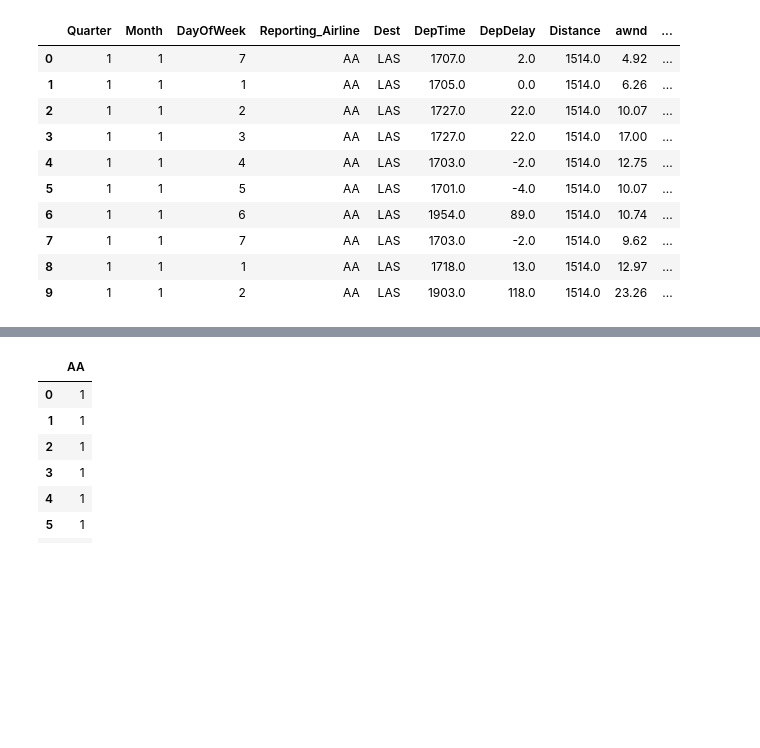
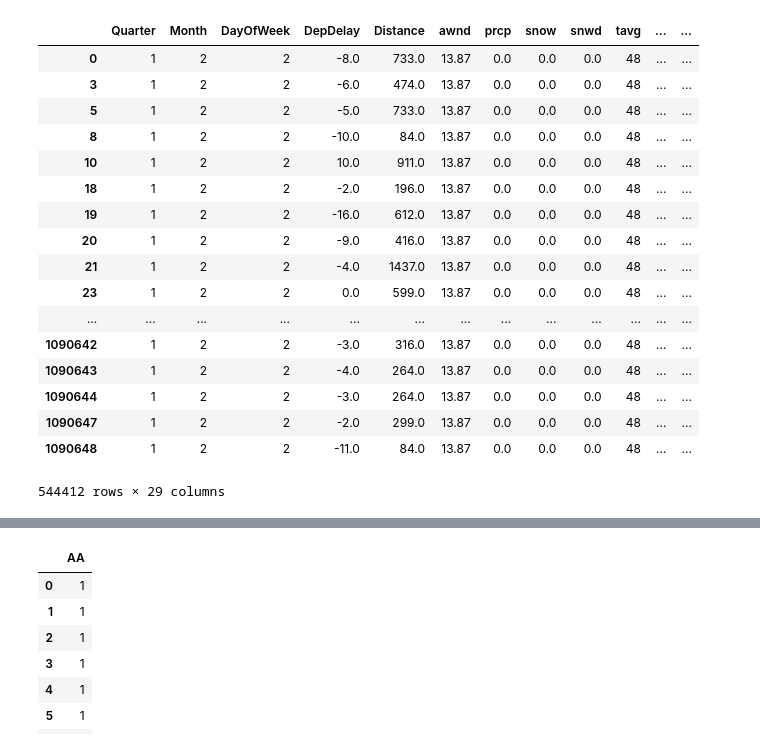
Before and after one commit to ChicagoDev/Flight-Delay-Classification, a Jupyter notebook: notebooks/Encapsulate Model Code.ipynb, the cells around one changed output, grey strips where cells are left out. Drawn from its saved outputs; the diff is of its cells as text; code cells hidden in the pictures; blank space fills up the shorter version.

Commit message:
Updated code that creates dataframe for the model

```diff
--- a/notebooks/Encapsulate Model Code.ipynb
+++ b/notebooks/Encapsulate Model Code.ipynb
@@ -1,30 +1,37 @@
 # %%
 import os
 import sys
 module_path = os.path.abspath(os.path.join('..'))
 if module_path not in sys.path:
     sys.path.append(module_path)
 
 from FAA import Ohare
 from FAA import Hanger
 import pandas as pd
 
-faa = Ohare.Ohare(table_name='no_write', sql=True\
+faa = Ohare.Ohare(table_name='ord_w_wthr', sql=True\
                   , sql_user='ubuntu', host_name='18.188.180.59')
 db = faa.get_modeling_df()
 db
 # %% [output]
-|  | Quarter | Month | DayOfWeek | Reporting_Airline | Dest | DepTime | DepDelay | Distance | awnd | ... |
-| 0 | 1 | 1 | 7 | AA | LAS | 1707.0 | 2.0 | 1514.0 | 4.92 | ... |
-| 1 | 1 | 1 | 1 | AA | LAS | 1705.0 | 0.0 | 1514.0 | 6.26 | ... |
-| 2 | 1 | 1 | 2 | AA | LAS | 1727.0 | 22.0 | 1514.0 | 10.07 | ... |
-| 3 | 1 | 1 | 3 | AA | LAS | 1727.0 | 22.0 | 1514.0 | 17.00 | ... |
-| 4 | 1 | 1 | 4 | AA | LAS | 1703.0 | -2.0 | 1514.0 | 12.75 | ... |
-| 5 | 1 | 1 | 5 | AA | LAS | 1701.0 | -4.0 | 1514.0 | 10.07 | ... |
-| 6 | 1 | 1 | 6 | AA | LAS | 1954.0 | 89.0 | 1514.0 | 10.74 | ... |
-| 7 | 1 | 1 | 7 | AA | LAS | 1703.0 | -2.0 | 1514.0 | 9.62 | ... |
-| 8 | 1 | 1 | 1 | AA | LAS | 1718.0 | 13.0 | 1514.0 | 12.97 | ... |
-| 9 | 1 | 1 | 2 | AA | LAS | 1903.0 | 118.0 | 1514.0 | 23.26 | ... |
+|  | Quarter | Month | DayOfWeek | DepDelay | Distance | awnd | prcp | snow | snwd | tavg | ... | ... |
+| 0 | 1 | 2 | 2 | -8.0 | 733.0 | 13.87 | 0.0 | 0.0 | 0.0 | 48 | ... | ... |
+| 3 | 1 | 2 | 2 | -6.0 | 474.0 | 13.87 | 0.0 | 0.0 | 0.0 | 48 | ... | ... |
+| 5 | 1 | 2 | 2 | -5.0 | 733.0 | 13.87 | 0.0 | 0.0 | 0.0 | 48 | ... | ... |
+| 8 | 1 | 2 | 2 | -10.0 | 84.0 | 13.87 | 0.0 | 0.0 | 0.0 | 48 | ... | ... |
+| 10 | 1 | 2 | 2 | 10.0 | 911.0 | 13.87 | 0.0 | 0.0 | 0.0 | 48 | ... | ... |
+| 18 | 1 | 2 | 2 | -2.0 | 196.0 | 13.87 | 0.0 | 0.0 | 0.0 | 48 | ... | ... |
+| 19 | 1 | 2 | 2 | -16.0 | 612.0 | 13.87 | 0.0 | 0.0 | 0.0 | 48 | ... | ... |
+| 20 | 1 | 2 | 2 | -9.0 | 416.0 | 13.87 | 0.0 | 0.0 | 0.0 | 48 | ... | ... |
+| 21 | 1 | 2 | 2 | -4.0 | 1437.0 | 13.87 | 0.0 | 0.0 | 0.0 | 48 | ... | ... |
+| 23 | 1 | 2 | 2 | 0.0 | 599.0 | 13.87 | 0.0 | 0.0 | 0.0 | 48 | ... | ... |
+| ... | ... | ... | ... | ... | ... | ... | ... | ... | ... | ... | ... | ... |
+| 1090642 | 1 | 2 | 2 | -3.0 | 316.0 | 13.87 | 0.0 | 0.0 | 0.0 | 48 | ... | ... |
+| 1090643 | 1 | 2 | 2 | -4.0 | 264.0 | 13.87 | 0.0 | 0.0 | 0.0 | 48 | ... | ... |
+| 1090644 | 1 | 2 | 2 | -3.0 | 264.0 | 13.87 | 0.0 | 0.0 | 0.0 | 48 | ... | ... |
+| 1090647 | 1 | 2 | 2 | -2.0 | 299.0 | 13.87 | 0.0 | 0.0 | 0.0 | 48 | ... | ... |
+| 1090648 | 1 | 2 | 2 | -11.0 | 84.0 | 13.87 | 0.0 | 0.0 | 0.0 | 48 | ... | ... |
+544412 rows × 29 columns
 # %%
 pd.concat([db, pd.get_dummies(db.Reporting_Airline)], axis=1)
 # %% [output]
```
Also changed, not shown: parts of 8 cells of this notebook, 1 other file.
